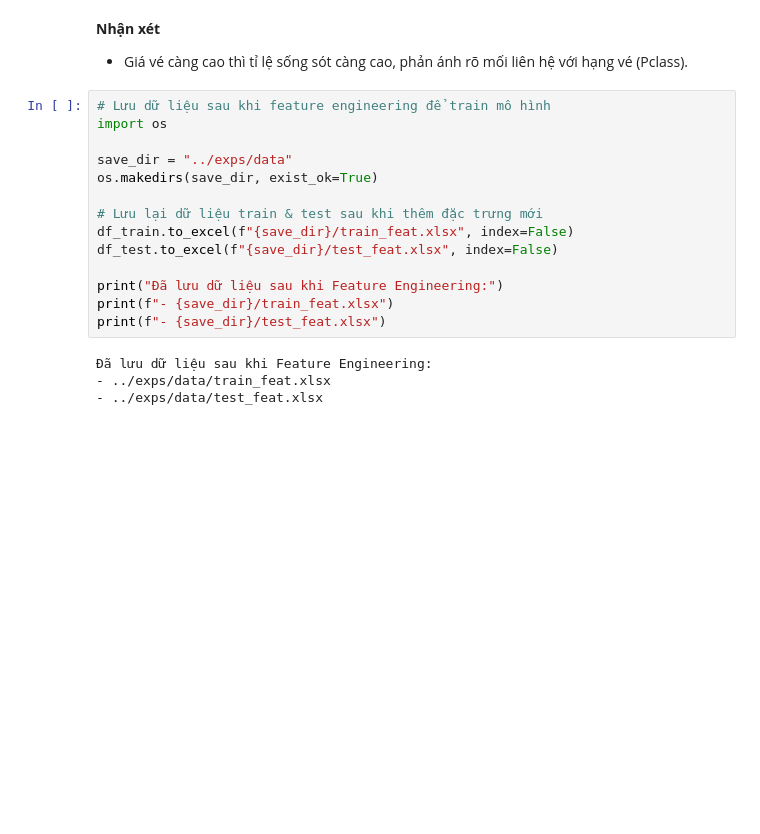
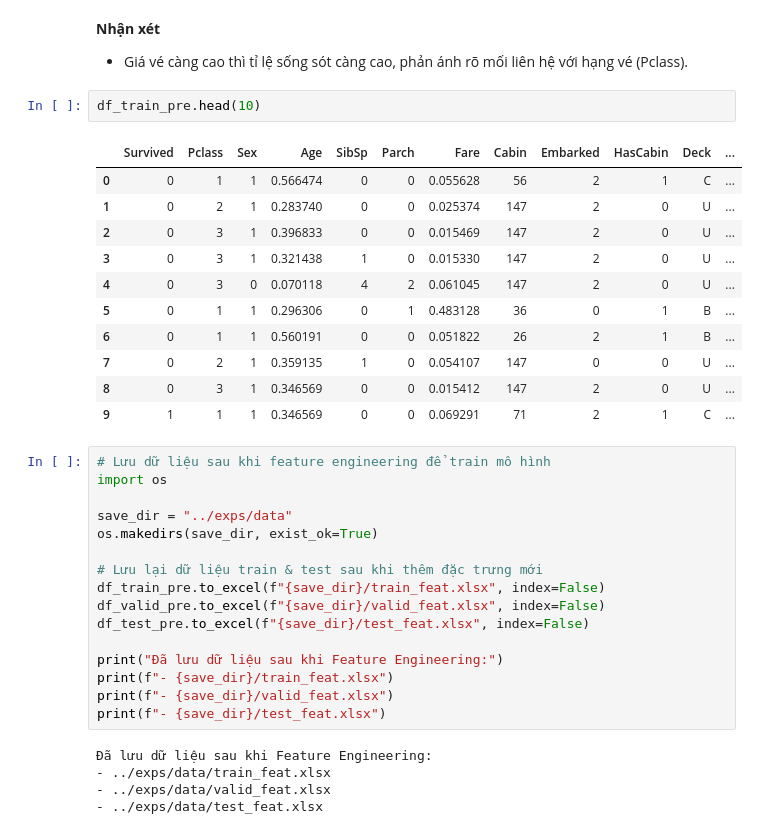
Before and after one commit to bibo0610/sgu25_ml_group, a Jupyter notebook: preprocessing/feature_engineering.ipynb, the cells around one changed output. Drawn from its saved outputs; the diff is of its cells as text; blank space fills up the shorter version.

```diff
--- a/preprocessing/feature_engineering.ipynb
+++ b/preprocessing/feature_engineering.ipynb
@@ -328,6 +349,20 @@ plt.show()
 # %% [markdown]
 **Nhận xét**
 - Giá vé càng cao thì tỉ lệ sống sót càng cao, phản ánh rõ mối liên hệ với hạng vé (Pclass).
+# %%
+df_train_pre.head(10)
+# %% [output]
+|  | Survived | Pclass | Sex | Age | SibSp | Parch | Fare | Cabin | Embarked | HasCabin | Deck | ... |
+| 0 | 0 | 1 | 1 | 0.566474 | 0 | 0 | 0.055628 | 56 | 2 | 1 | C | ... |
+| 1 | 0 | 2 | 1 | 0.283740 | 0 | 0 | 0.025374 | 147 | 2 | 0 | U | ... |
+| 2 | 0 | 3 | 1 | 0.396833 | 0 | 0 | 0.015469 | 147 | 2 | 0 | U | ... |
+| 3 | 0 | 3 | 1 | 0.321438 | 1 | 0 | 0.015330 | 147 | 2 | 0 | U | ... |
+| 4 | 0 | 3 | 0 | 0.070118 | 4 | 2 | 0.061045 | 147 | 2 | 0 | U | ... |
+| 5 | 0 | 1 | 1 | 0.296306 | 0 | 1 | 0.483128 | 36 | 0 | 1 | B | ... |
+| 6 | 0 | 1 | 1 | 0.560191 | 0 | 0 | 0.051822 | 26 | 2 | 1 | B | ... |
+| 7 | 0 | 2 | 1 | 0.359135 | 1 | 0 | 0.054107 | 147 | 0 | 0 | U | ... |
+| 8 | 0 | 3 | 1 | 0.346569 | 0 | 0 | 0.015412 | 147 | 2 | 0 | U | ... |
+| 9 | 1 | 1 | 1 | 0.346569 | 0 | 0 | 0.069291 | 71 | 2 | 1 | C | ... |
 # %%
 # Lưu dữ liệu sau khi feature engineering để train mô hình
 import os
@@ -336,13 +371,16 @@ save_dir = "../exps/data"
 os.makedirs(save_dir, exist_ok=True)
 
 # Lưu lại dữ liệu train & test sau khi thêm đặc trưng mới
-df_train.to_excel(f"{save_dir}/train_feat.xlsx", index=False)
-df_test.to_excel(f"{save_dir}/test_feat.xlsx", index=False)
+df_train_pre.to_excel(f"{save_dir}/train_feat.xlsx", index=False)
+df_valid_pre.to_excel(f"{save_dir}/valid_feat.xlsx", index=False)
+df_test_pre.to_excel(f"{save_dir}/test_feat.xlsx", index=False)
 
 print("Đã lưu dữ liệu sau khi Feature Engineering:")
 print(f"- {save_dir}/train_feat.xlsx")
+print(f"- {save_dir}/valid_feat.xlsx")
 print(f"- {save_dir}/test_feat.xlsx")
 # %% [output]
 Đã lưu dữ liệu sau khi Feature Engineering:
 - ../exps/data/train_feat.xlsx
+- ../exps/data/valid_feat.xlsx
 - ../exps/data/test_feat.xlsx
```
Also changed, not shown: parts of 4 cells of this notebook, 5 other files.
